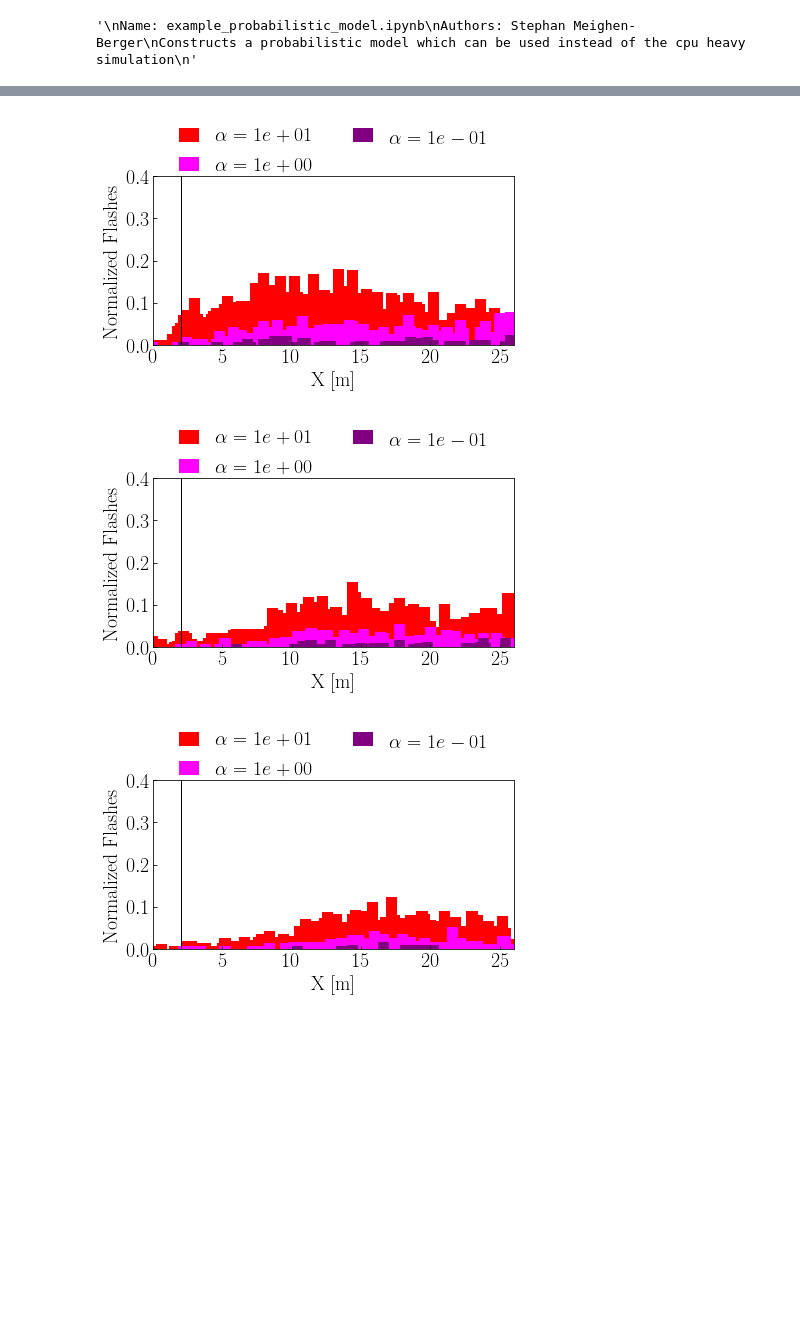
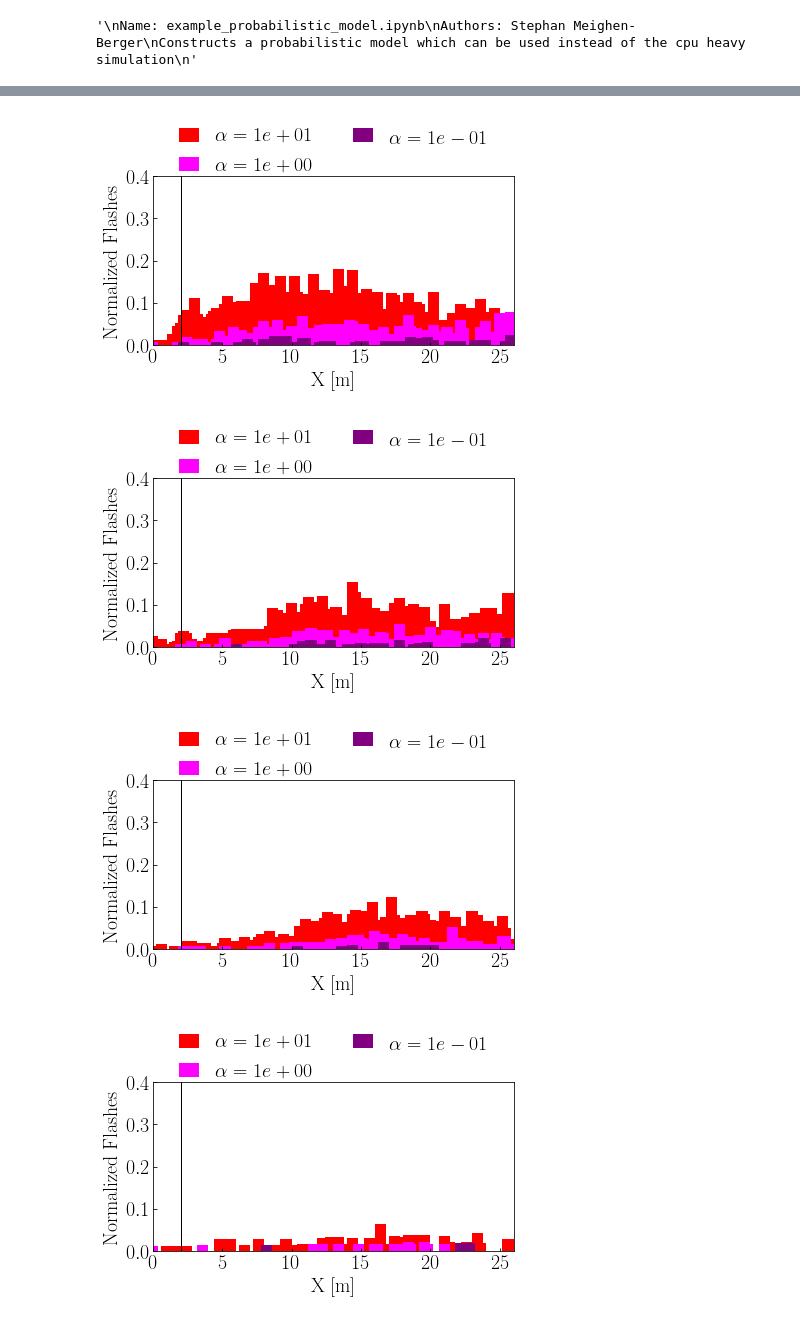
Before and after one commit to MeighenBergerS/fourth_day, a Jupyter notebook: examples/example_probabilistic_model.ipynb, the cells around one changed output, grey strips where cells are left out. Saved outputs shown, nothing was run; the diff lists cells and outputs as text; code cells hidden in the pictures; blank space fills up the shorter version.

```diff
--- a/examples/example_probabilistic_model.ipynb
+++ b/examples/example_probabilistic_model.ipynb
@@ -85,7 +85,8 @@ y_ranges = [
     [[4.9, 5.1], '0'],
     [[5.9, 6.1], '1'],
     [[6.9, 7.1], '2'],
-    [[7.9, 8.1], '3']
+    [[7.9, 8.1], '3'],
+    [[9.9, 10.1], '5']
 ]
 for y_range in y_ranges:
     alpha_x_arr = []
@@ -138,12 +139,13 @@ for y_range in y_ranges:
         'x_arr': alpha_x_arr,
         'norm': alpha_norm_arr
     }
-    pickle.dump(to_dump, open("offcenter_%s.p" % y_range[1], "wb" ) )
+    pickle.dump(to_dump, open("offcenter_v2_%s.p" % y_range[1], "wb" ) )
 # %%
-data_0 = pickle.load( open("offcenter_0.p", "rb" ) )
-data_1 = pickle.load( open("offcenter_1.p", "rb" ) )
-data_2 = pickle.load( open("offcenter_2.p", "rb" ) )
-data_3 = pickle.load( open("offcenter_3.p", "rb" ) )
+data_0 = pickle.load( open("offcenter_v2_0.p", "rb" ) )
+data_1 = pickle.load( open("offcenter_v2_1.p", "rb" ) )
+data_2 = pickle.load( open("offcenter_v2_2.p", "rb" ) )
+data_3 = pickle.load( open("offcenter_v2_3.p", "rb" ) )
+data_5 = pickle.load( open("offcenter_v2_5.p", "rb" ) )
 # %%
 # Probability distributions 0
 edgecolors = ['r', 'magenta', 'purple', 'b']
@@ -248,30 +250,62 @@ for id_alpha, alpha in enumerate(data_3['alphas']):
                         weights=1./data_3['norm'][id_alpha]
                         )
     hist = ax1.bar(edges[:-1],
                     counts,
                     color=edgecolors[id_alpha],
                     alpha=alphas_plt[id_alpha],
                     label=r'$\alpha = %.e$' % alpha,
                     lw=lw)
 ax1.set_xscale('linear')
 ax1.set_yscale('linear')
 ax1.set_xlabel(r'$\mathrm{X}\;[\mathrm{m}]$', fontsize=fontsize)
 ax1.set_ylabel(r'$\mathrm{Normalized\;Flashes}$', fontsize=fontsize)
 ax1.tick_params(axis = 'both', which = 'major', labelsize=fontsize, direction='in')
 ax1.tick_params(axis = 'both', which = 'minor', labelsize=fontsize, direction='in')
 ax1.axvline(2., color='k', lw=lw)
 # ax1.grid(True)
 h, l = ax1.get_legend_handles_labels()
 lgd1 = ax1.legend(h,l, loc=9, bbox_to_anchor=(0.5, +1.4),
                   ncol=2, fontsize=fontsize, handlelength=h_length,
                   fancybox=True, frameon=False)
 ax1.set_ylim(0., 0.4)
 ax1.set_xlim(0., 26.)
 plt.tight_layout()
 plt.show()
+# Probability distributions 5
+edgecolors = ['r', 'magenta', 'purple', 'b']
+alphas_plt = [1., 1., 1., 1.]
+figure, (ax1) = plt.subplots(1, 1, figsize=(std_size, std_size * 6. / 8.), sharex=True)
+for id_alpha, alpha in enumerate(data_5['alphas']):
+    counts, edges = np.histogram(data_5['x_arr'][id_alpha],
+                        bins=np.linspace(0., 26., 131),
+                        weights=1./data_5['norm'][id_alpha]
+                        )
+    hist = ax1.bar(edges[:-1],
+                    counts,
+                    color=edgecolors[id_alpha],
+                    alpha=alphas_plt[id_alpha],
+                    label=r'$\alpha = %.e$' % alpha,
+                    lw=lw)
+ax1.set_xscale('linear')
+ax1.set_yscale('linear')
+ax1.set_xlabel(r'$\mathrm{X}\;[\mathrm{m}]$', fontsize=fontsize)
+ax1.set_ylabel(r'$\mathrm{Normalized\;Flashes}$', fontsize=fontsize)
+ax1.tick_params(axis = 'both', which = 'major', labelsize=fontsize, direction='in')
+ax1.tick_params(axis = 'both', which = 'minor', labelsize=fontsize, direction='in')
+ax1.axvline(2., color='k', lw=lw)
+# ax1.grid(True)
+h, l = ax1.get_legend_handles_labels()
+lgd1 = ax1.legend(h,l, loc=9, bbox_to_anchor=(0.5, +1.4),
+                  ncol=2, fontsize=fontsize, handlelength=h_length,
+                  fancybox=True, frameon=False)
+ax1.set_ylim(0., 0.4)
+ax1.set_xlim(0., 26.)
+plt.tight_layout()
+plt.show()
 # %% [output]
 findfont: Font family ['sans-serif'] not found. Falling back to DejaVu Sans.
 [figure]
 [figure]
 [figure]
 [figure]
+[figure, added]
```
Also changed, not shown: 6 other files.
